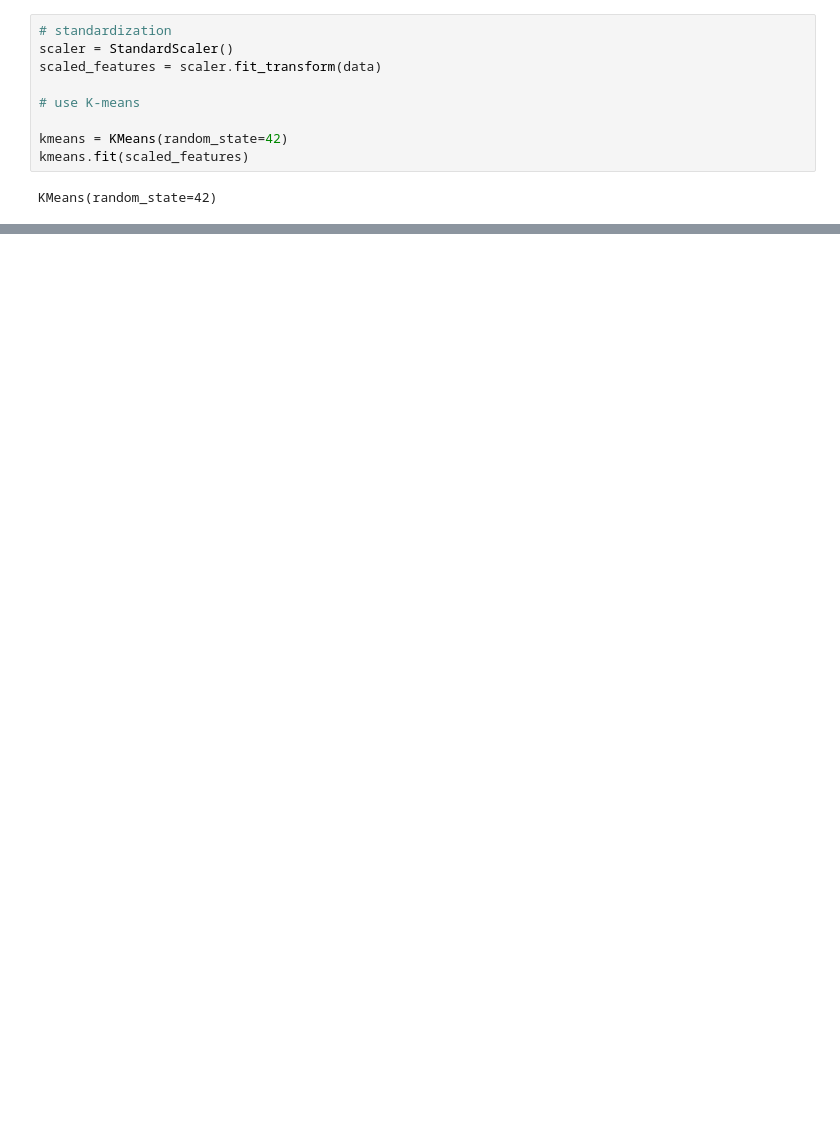
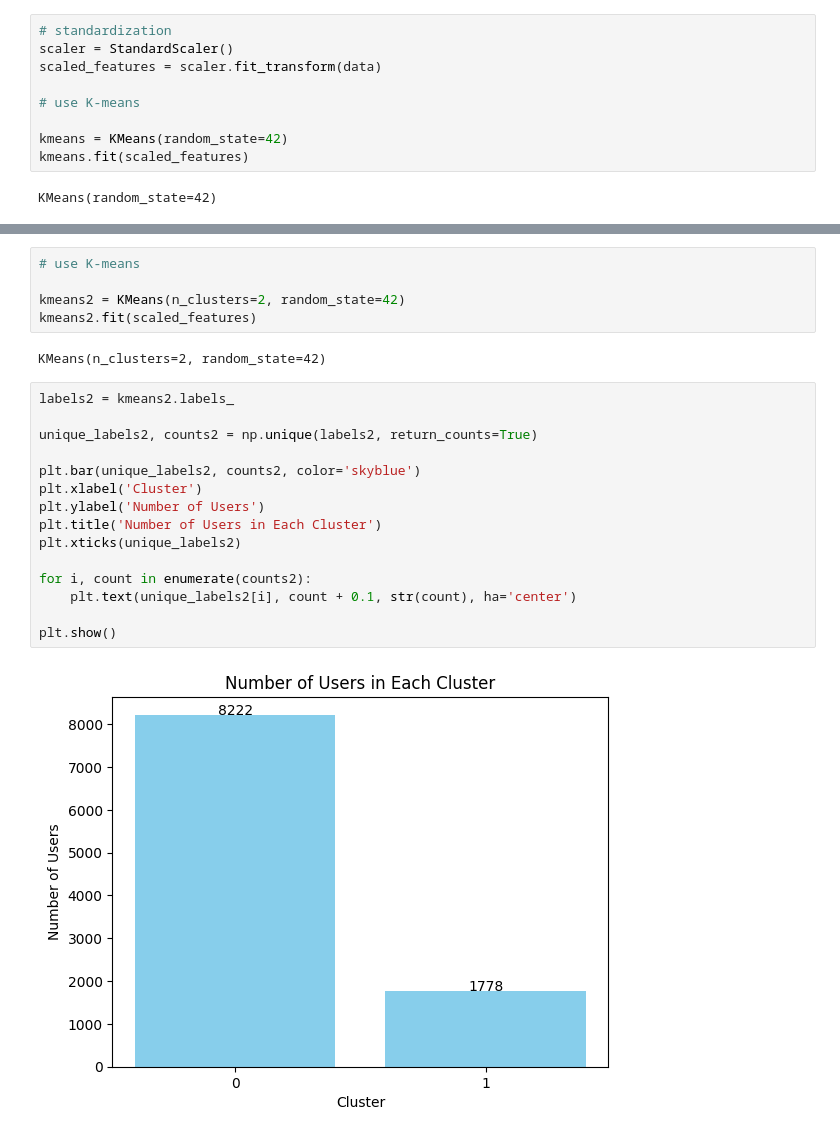
Before and after one commit to laurepg/IF19_project, a Jupyter notebook: kmeans.ipynb, the cells around one changed output, grey strips where cells are left out. Cells and saved outputs as stored; diff of their text form; blank space fills up the shorter version.

```diff
--- a/kmeans.ipynb
+++ b/kmeans.ipynb
@@ -56,0 +72,24 @@ plt.show()
+# %%
+# use K-means
+
+kmeans2 = KMeans(n_clusters=2, random_state=42)
+kmeans2.fit(scaled_features)
+# %% [output]
+KMeans(n_clusters=2, random_state=42)
+# %%
+labels2 = kmeans2.labels_
+
+unique_labels2, counts2 = np.unique(labels2, return_counts=True)
+
+plt.bar(unique_labels2, counts2, color='skyblue')
+plt.xlabel('Cluster')
+plt.ylabel('Number of Users')
+plt.title('Number of Users in Each Cluster')
+plt.xticks(unique_labels2)
+
+for i, count in enumerate(counts2):
+    plt.text(unique_labels2[i], count + 0.1, str(count), ha='center')
+
+plt.show()
+# %% [output]
+[figure, added]
```
Also changed, not shown: parts of 6 cells of this notebook, 2 other files.
